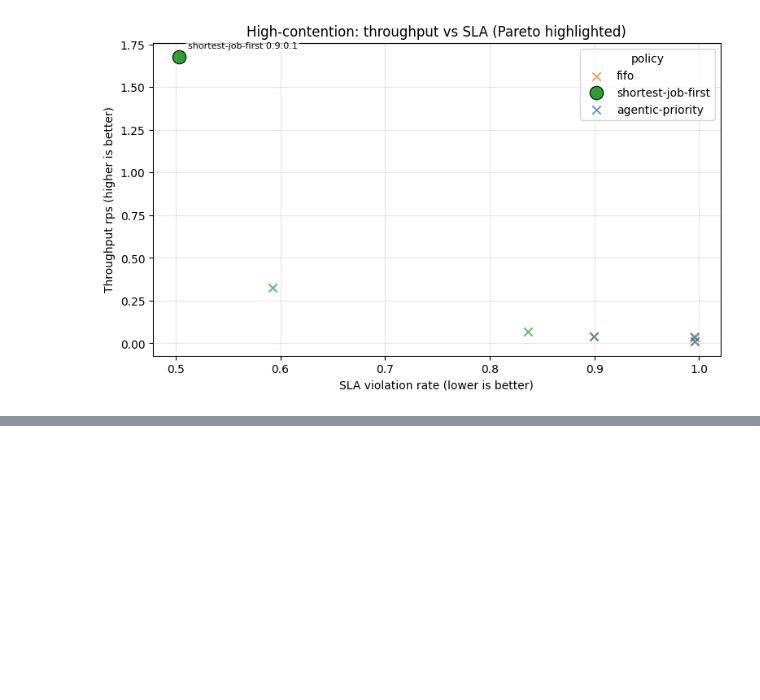
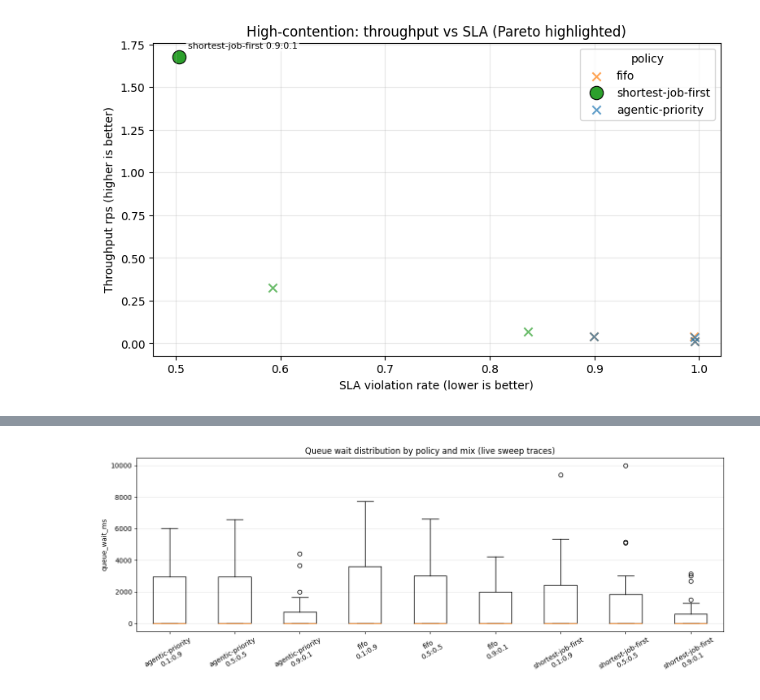
Before and after one commit to aaliyan1230/mixed-workload-serving-benchmark, a Jupyter notebook: notebooks/analysis_entrypoint.ipynb, the cells around one changed output, grey strips where cells are left out. Cells and saved outputs as stored; diff of their text form; code cells hidden in the pictures; blank space fills up the shorter version.

```diff
--- a/notebooks/analysis_entrypoint.ipynb
+++ b/notebooks/analysis_entrypoint.ipynb
@@ -379,0 +461,30 @@ plot_frontier('High-contention', contention_rows)
+# %%
+def plot_queue_wait_box(rows: list[dict[str, float | int | str | bool | None]]) -> None:
+    if not rows:
+        print('No sweep trace rows available.')
+        return
+
+    grouped: dict[str, list[float]] = {}
+    for r in rows:
+        policy = str(r['policy'])
+        s = float(r['streaming_ratio'])
+        a = float(r['agentic_ratio'])
+        key = f"{policy}\n{s:.1f}:{a:.1f}"
+        grouped.setdefault(key, []).append(float(r.get('queue_wait_ms', 0.0)))
+
+    labels = sorted(grouped)
+    values = [grouped[label] for label in labels]
+
+    fig, ax = plt.subplots(figsize=(13, 5))
+    ax.boxplot(values, tick_labels=labels, showfliers=True)
+    ax.set_title('Queue wait distribution by policy and mix (live sweep traces)')
+    ax.set_ylabel('queue_wait_ms')
+    ax.tick_params(axis='x', rotation=30)
+    ax.grid(axis='y', alpha=0.3)
+    fig.tight_layout()
+    plt.show()
+
+
+plot_queue_wait_box(sweep_trace_rows)
+# %% [output]
+[figure, added]
```
Also changed, not shown: parts of 3 cells of this notebook, 15 other files.
